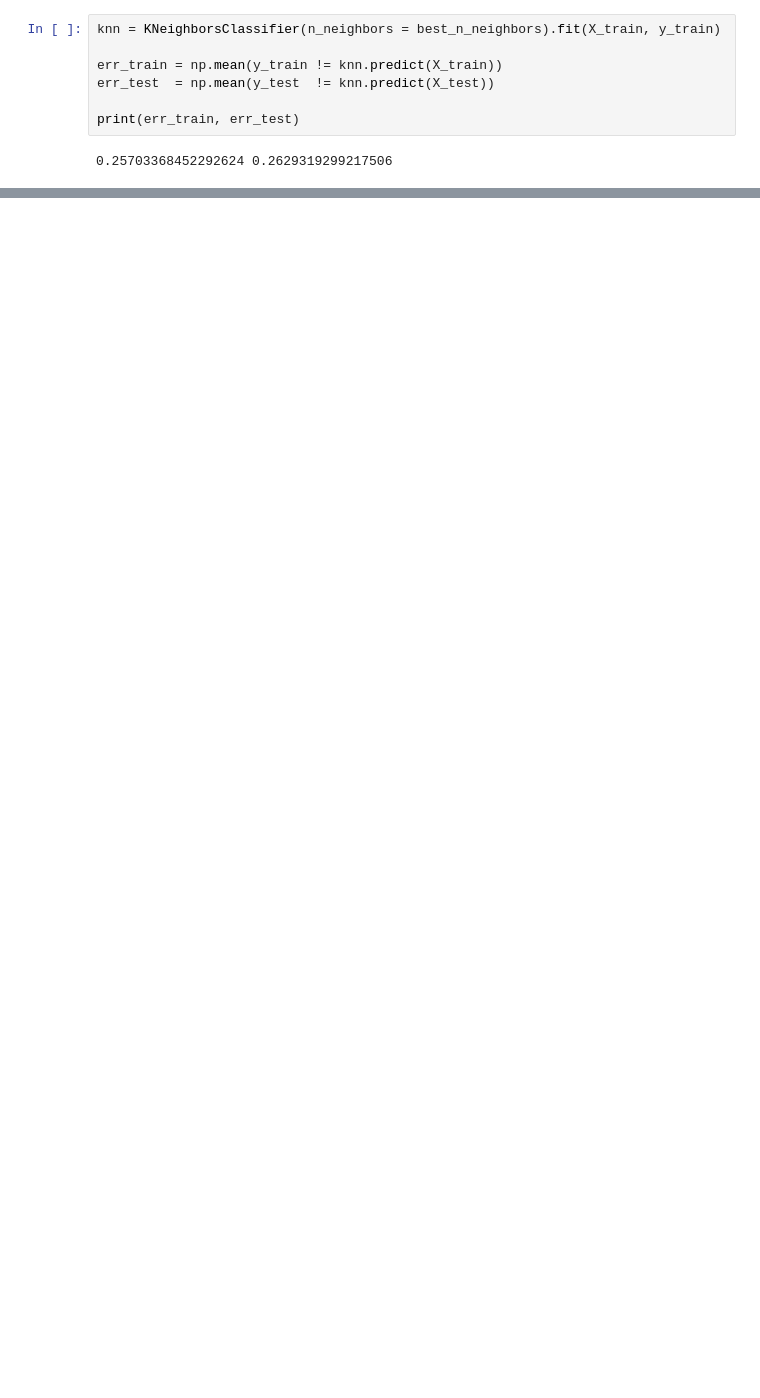
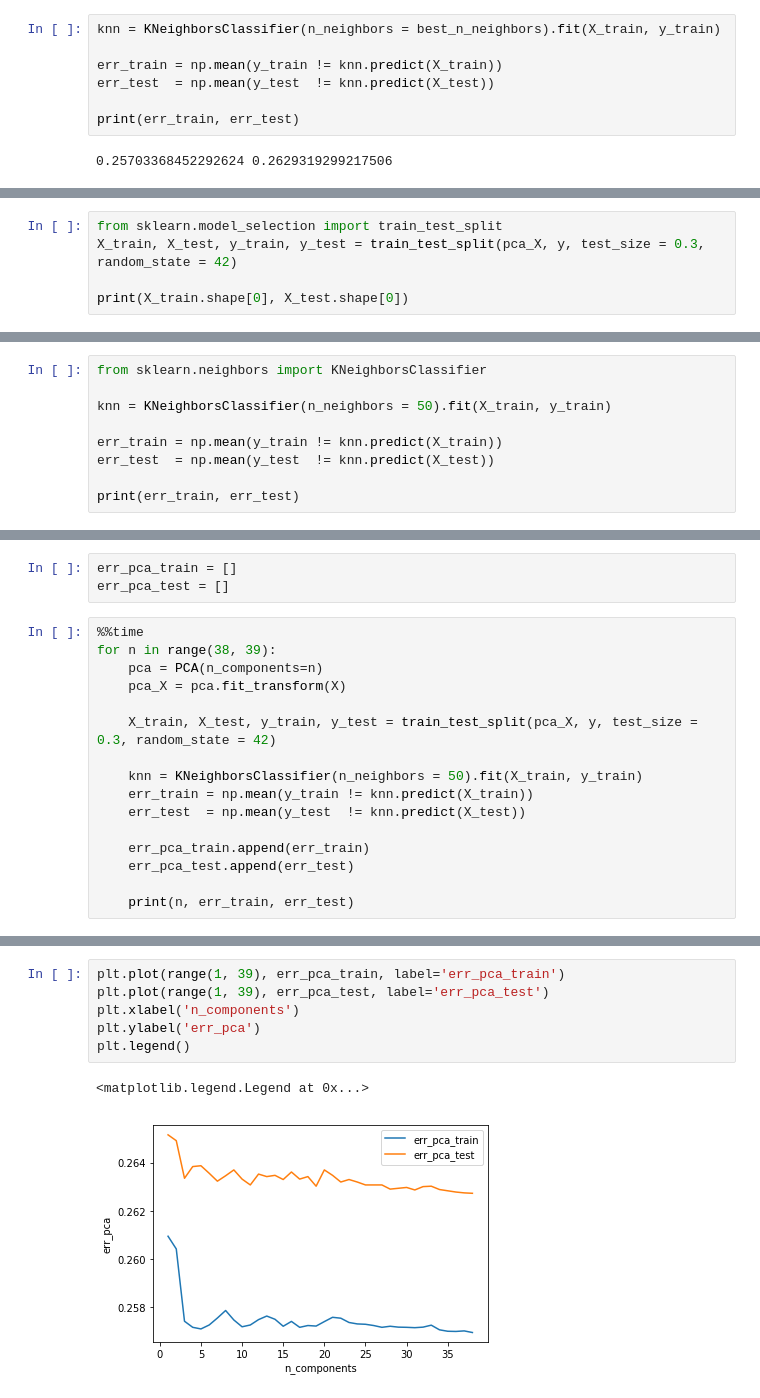
Before and after one commit to VinogradovaE/MachineLearning, a Jupyter notebook: renttherunway-fit-dataset.ipynb, the cells around one changed output, grey strips where cells are left out. Drawn from its saved outputs; the diff is of its cells as text; blank space fills up the shorter version.

```diff
--- a/renttherunway-fit-dataset.ipynb
+++ b/renttherunway-fit-dataset.ipynb
@@ -460,0 +523,5 @@ print(err_train, err_test)
+# %%
+from sklearn.model_selection import train_test_split
+X_train, X_test, y_train, y_test = train_test_split(pca_X, y, test_size = 0.3, random_state = 42)
+
+print(X_train.shape[0], X_test.shape[0])
@@ -460,0 +532,9 @@ print(err_train, err_test)
+# %%
+from sklearn.neighbors import KNeighborsClassifier
+
+knn = KNeighborsClassifier(n_neighbors = 50).fit(X_train, y_train)
+
+err_train = np.mean(y_train != knn.predict(X_train))
+err_test  = np.mean(y_test  != knn.predict(X_test))
+
+print(err_train, err_test)
@@ -460,0 +543,19 @@ print(err_train, err_test)
+# %%
+err_pca_train = []
+err_pca_test = []
+# %%
+%%time
+for n in range(38, 39):
+    pca = PCA(n_components=n)
+    pca_X = pca.fit_transform(X)
+
+    X_train, X_test, y_train, y_test = train_test_split(pca_X, y, test_size = 0.3, random_state = 42)
+
+    knn = KNeighborsClassifier(n_neighbors = 50).fit(X_train, y_train)
+    err_train = np.mean(y_train != knn.predict(X_train))
+    err_test  = np.mean(y_test  != knn.predict(X_test))
+
+    err_pca_train.append(err_train)
+    err_pca_test.append(err_test)
+
+    print(n, err_train, err_test)
@@ -460,0 +566,9 @@ print(err_train, err_test)
+# %%
+plt.plot(range(1, 39), err_pca_train, label='err_pca_train')
+plt.plot(range(1, 39), err_pca_test, label='err_pca_test')
+plt.xlabel('n_components')
+plt.ylabel('err_pca')
+plt.legend()
+# %% [output]
+<matplotlib.legend.Legend at 0x...>
+[figure, added]
```
Also changed, not shown: parts of 18 cells of this notebook.
